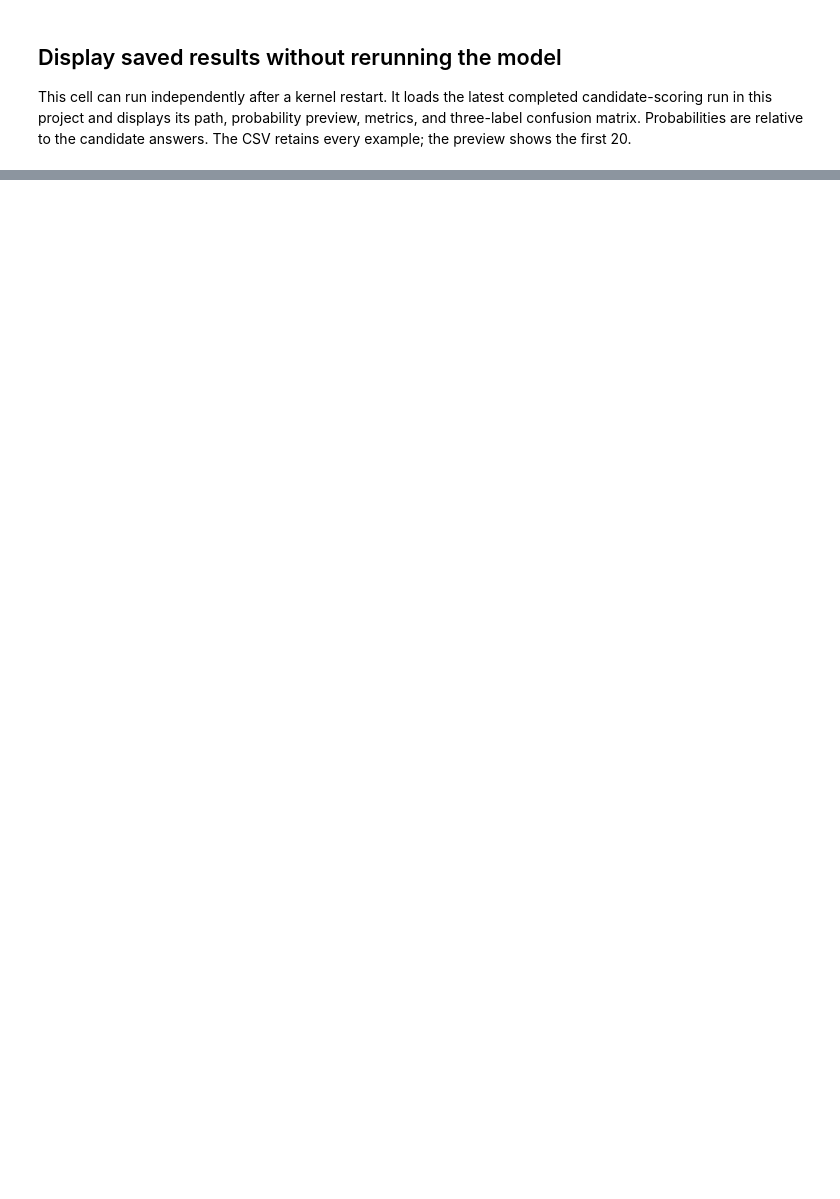
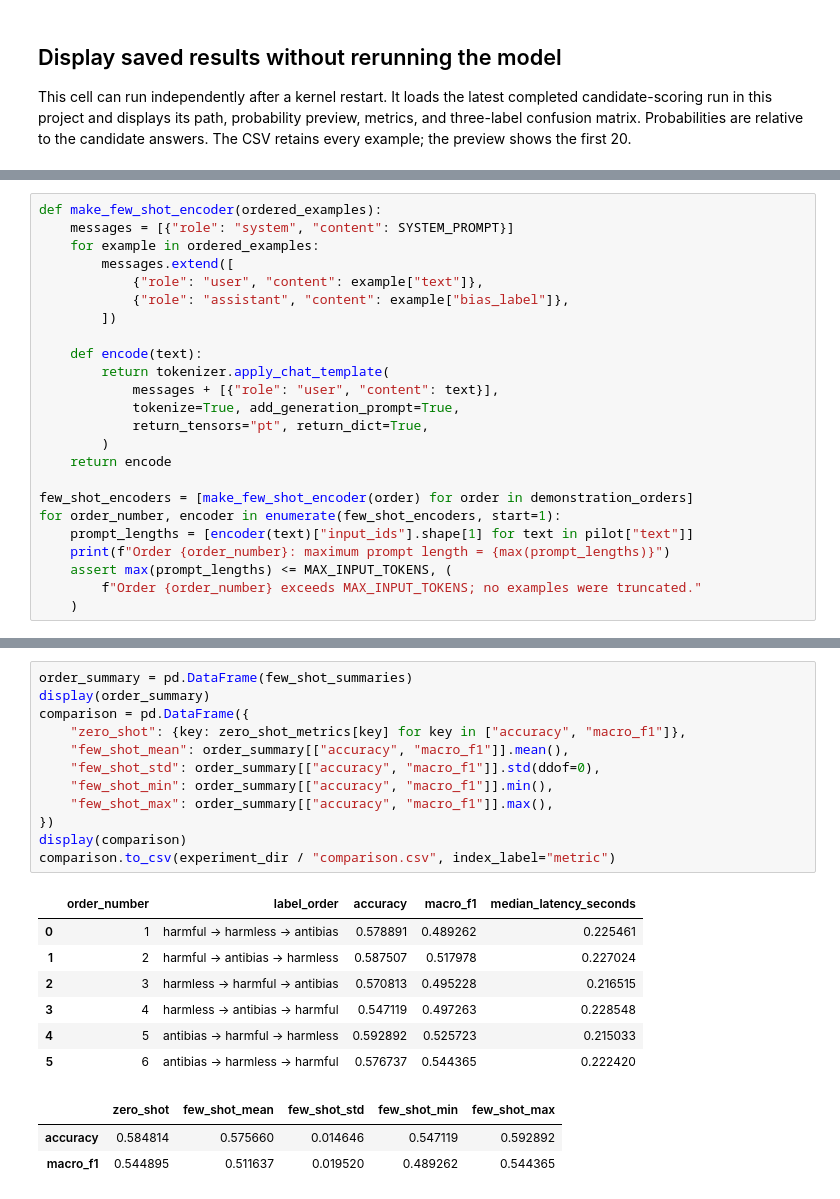
Before and after one commit to dannymorsovillo/bridge-prompting-vs-fine-tuning, a Jupyter notebook: bridge_zero_shot_deltaai.ipynb, the cells around one changed output, grey strips where cells are left out. Drawn from its saved outputs; the diff is of its cells as text; blank space fills up the shorter version.

```diff
--- a/bridge_zero_shot_deltaai.ipynb
+++ b/bridge_zero_shot_deltaai.ipynb
@@ -390,0 +552,24 @@ Confusion matrix — highest-probability predictions:
+# %%
+def make_few_shot_encoder(ordered_examples):
+    messages = [{"role": "system", "content": SYSTEM_PROMPT}]
+    for example in ordered_examples:
+        messages.extend([
+            {"role": "user", "content": example["text"]},
+            {"role": "assistant", "content": example["bias_label"]},
+        ])
+
+    def encode(text):
+        return tokenizer.apply_chat_template(
+            messages + [{"role": "user", "content": text}],
+            tokenize=True, add_generation_prompt=True,
+            return_tensors="pt", return_dict=True,
+        )
+    return encode
+
+few_shot_encoders = [make_few_shot_encoder(order) for order in demonstration_orders]
+for order_number, encoder in enumerate(few_shot_encoders, start=1):
+    prompt_lengths = [encoder(text)["input_ids"].shape[1] for text in pilot["text"]]
+    print(f"Order {order_number}: maximum prompt length = {max(prompt_lengths)}")
+    assert max(prompt_lengths) <= MAX_INPUT_TOKENS, (
+        f"Order {order_number} exceeds MAX_INPUT_TOKENS; no examples were truncated."
+    )
@@ -390,0 +770,23 @@ Confusion matrix — highest-probability predictions:
+# %%
+order_summary = pd.DataFrame(few_shot_summaries)
+display(order_summary)
+comparison = pd.DataFrame({
+    "zero_shot": {key: zero_shot_metrics[key] for key in ["accuracy", "macro_f1"]},
+    "few_shot_mean": order_summary[["accuracy", "macro_f1"]].mean(),
+    "few_shot_std": order_summary[["accuracy", "macro_f1"]].std(ddof=0),
+    "few_shot_min": order_summary[["accuracy", "macro_f1"]].min(),
+    "few_shot_max": order_summary[["accuracy", "macro_f1"]].max(),
+})
+display(comparison)
+comparison.to_csv(experiment_dir / "comparison.csv", index_label="metric")
+# %% [output]
+|  | order_number | label_order | accuracy | macro_f1 | median_latency_seconds |
+| 0 | 1 | harmful -> harmless -> antibias | 0.578891 | 0.489262 | 0.225461 |
+| 1 | 2 | harmful -> antibias -> harmless | 0.587507 | 0.517978 | 0.227024 |
+| 2 | 3 | harmless -> harmful -> antibias | 0.570813 | 0.495228 | 0.216515 |
+| 3 | 4 | harmless -> antibias -> harmful | 0.547119 | 0.497263 | 0.228548 |
+| 4 | 5 | antibias -> harmful -> harmless | 0.592892 | 0.525723 | 0.215033 |
+| 5 | 6 | antibias -> harmless -> harmful | 0.576737 | 0.544365 | 0.222420 |
+|  | zero_shot | few_shot_mean | few_shot_std | few_shot_min | few_shot_max |
+| accuracy | 0.584814 | 0.575660 | 0.014646 | 0.547119 | 0.592892 |
+| macro_f1 | 0.544895 | 0.511637 | 0.019520 | 0.489262 | 0.544365 |
```
Also changed, not shown: parts of 17 cells of this notebook, 55 other files.
